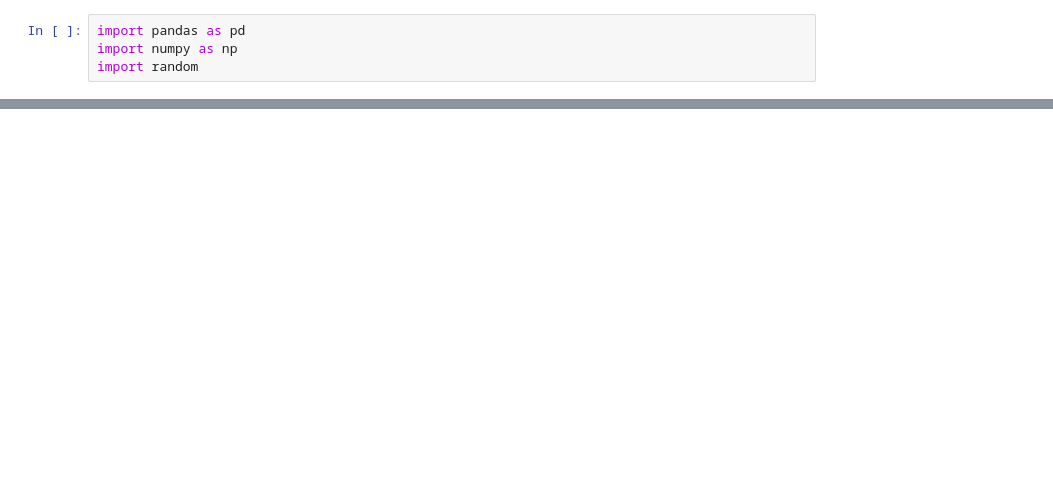
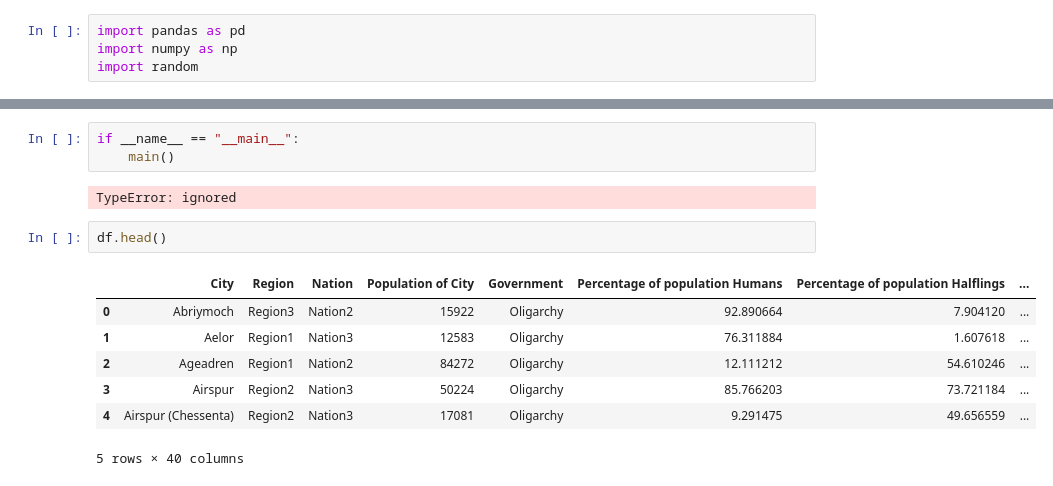
Before and after one commit to jbloewencolon/Creating-Dataset-for-The-Socioeconomics-of-Faerun, a Jupyter notebook: DnD_Dataset_Engineering.ipynb, the cells around one changed output, grey strips where cells are left out. Cells and saved outputs as stored; diff of their text form; blank space fills up the shorter version.

```diff
--- a/DnD_Dataset_Engineering.ipynb
+++ b/DnD_Dataset_Engineering.ipynb
@@ -187,0 +492,15 @@ df.head()
+# %%
+if __name__ == "__main__":
+    main()
+# %% [output]
+TypeError: ignored
+# %%
+df.head()
+# %% [output]
+|  | City | Region | Nation | Population of City | Government | Percentage of population Humans | Percentage of population Halflings | ... |
+| 0 | Abriymoch | Region3 | Nation2 | 15922 | Oligarchy | 92.890664 | 7.904120 | ... |
+| 1 | Aelor | Region1 | Nation3 | 12583 | Oligarchy | 76.311884 | 1.607618 | ... |
+| 2 | Ageadren | Region1 | Nation2 | 84272 | Oligarchy | 12.111212 | 54.610246 | ... |
+| 3 | Airspur | Region2 | Nation3 | 50224 | Oligarchy | 85.766203 | 73.721184 | ... |
+| 4 | Airspur (Chessenta) | Region2 | Nation3 | 17081 | Oligarchy | 9.291475 | 49.656559 | ... |
+5 rows × 40 columns
```
Also changed, not shown: parts of 29 cells of this notebook.
